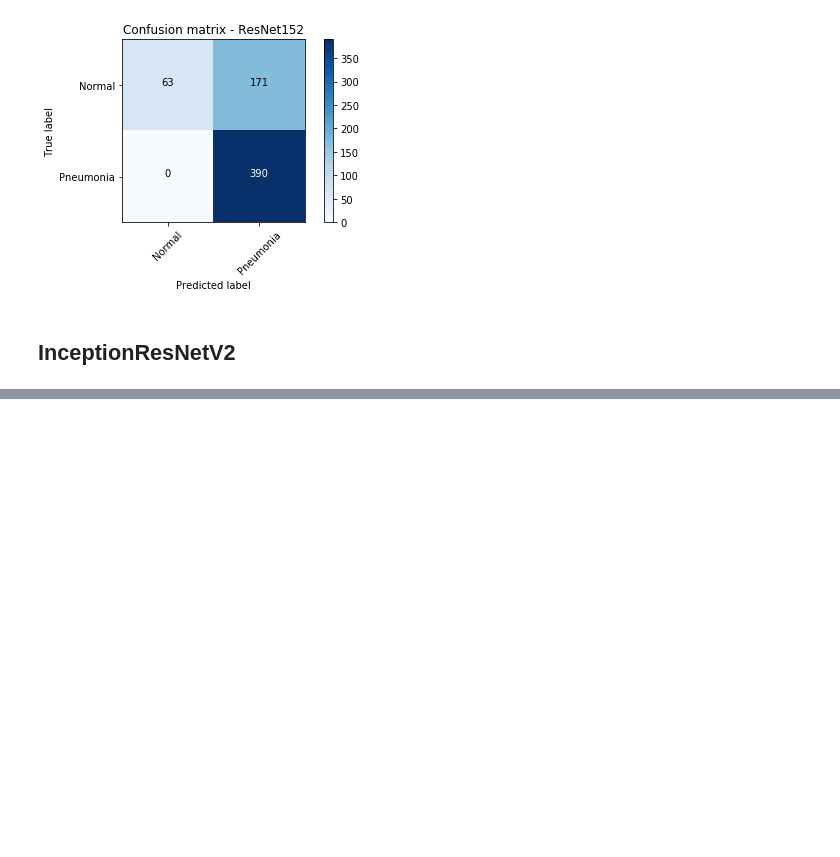
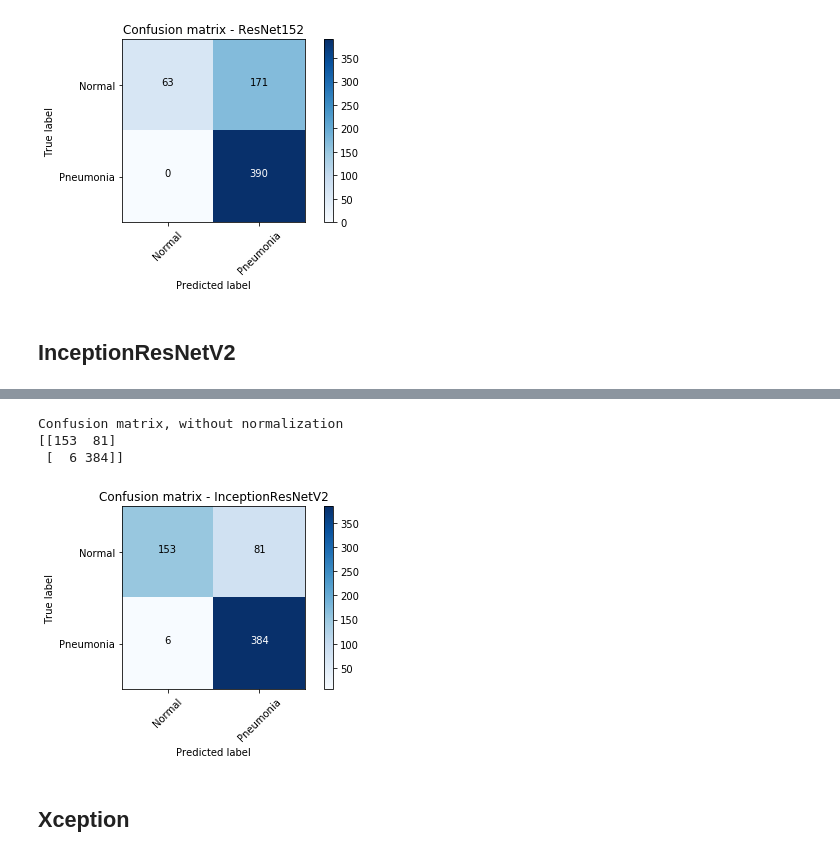
Before and after one commit to albertum1/xray-image-classification, a Jupyter notebook: project.ipynb, the cells around one changed output, grey strips where cells are left out. Drawn from its saved outputs; the diff is of its cells as text; code cells hidden in the pictures; blank space fills up the shorter version.

```diff
--- a/project.ipynb
+++ b/project.ipynb
@@ -496,0 +534,13 @@ Confusion matrix, without normalization
+# %%
+irn_pred = prediction(irn_mod, test_images)
+# %%
+plt.figure()
+plot_confusion_matrix(confusion_matrix(test_labels, irn_pred), classes=['Normal', 'Pneumonia'], normalize=False,
+                      title='Confusion matrix - InceptionResNetV2')
+# %% [output]
+Confusion matrix, without normalization
+[[153  81]
+ [  6 384]]
+[figure, added]
+# %% [markdown]
+## Xception
```
Also changed, not shown: parts of 35 cells of this notebook, 13 other files.
